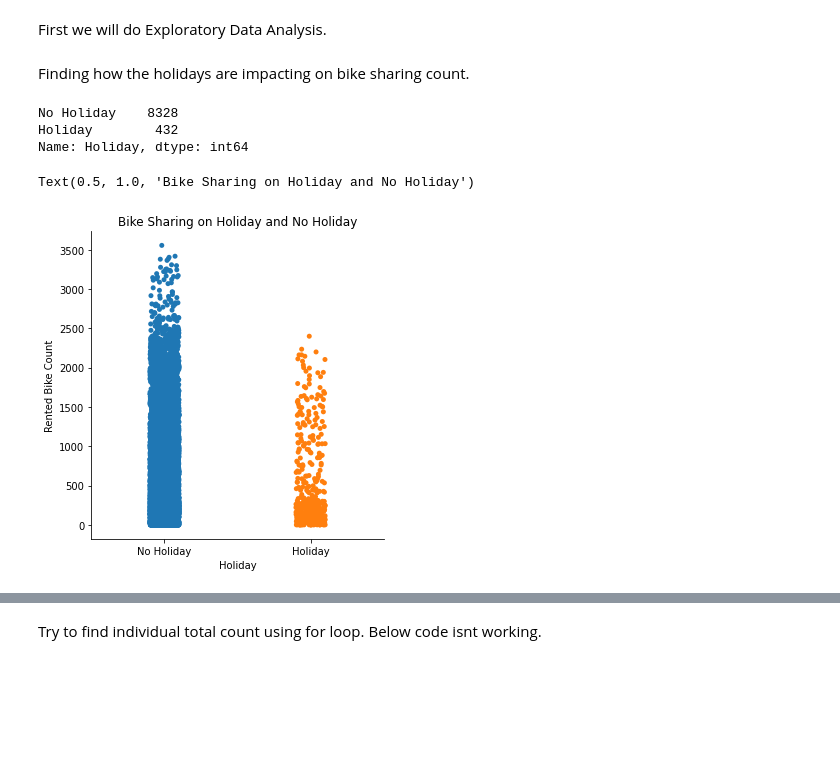
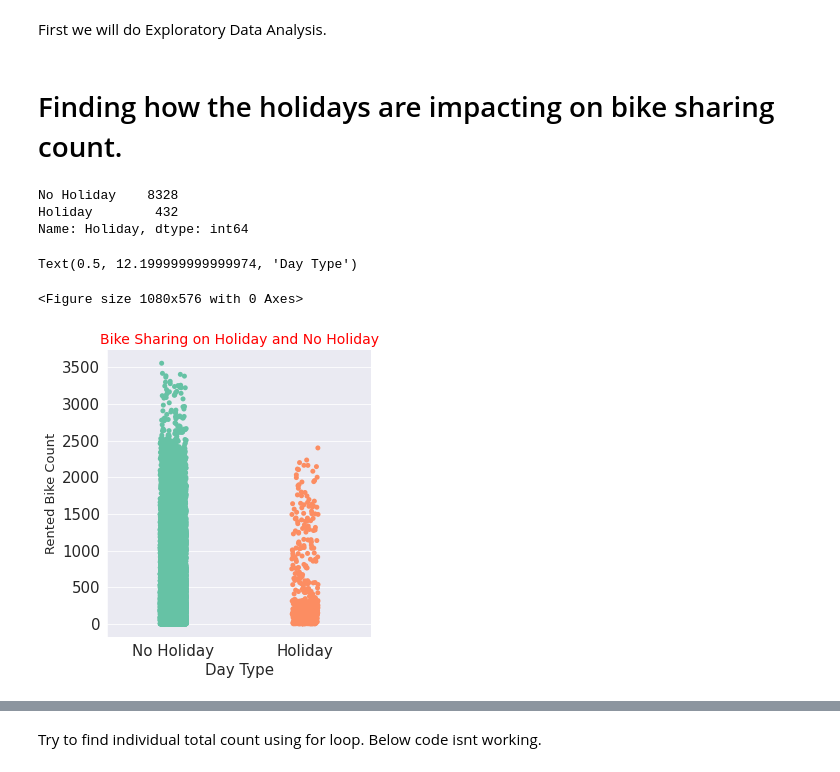
Before and after one commit to GoPlusUltra/Bike-Sharing-Prediction-Model, a Jupyter notebook: Copy_of_Bike_Sharing_Demand_Prediction_Capstone_Project.ipynb, the cells around one changed output, grey strips where cells are left out. Drawn from its saved outputs; the diff is of its cells as text; code cells hidden in the pictures; blank space fills up the shorter version.

Commit message:
EDA on data completed

```diff
--- a/Copy_of_Bike_Sharing_Demand_Prediction_Capstone_Project.ipynb
+++ b/Copy_of_Bike_Sharing_Demand_Prediction_Capstone_Project.ipynb
@@ -115,17 +126,22 @@ We are cool as we dont have any null values. We are ready to go on quest then..
 # %% [markdown]
 First we will do Exploratory Data Analysis.
 # %% [markdown]
-Finding how the holidays are impacting on bike sharing count.
+# Finding how the holidays are impacting on bike sharing count.
 # %%
 df.Holiday.value_counts()
 # %% [output]
 No Holiday    8328
 Holiday        432
 Name: Holiday, dtype: int64
+# %%
+sns.set_style('darkgrid')
 # %%
-sns.catplot(x='Holiday',y='Rented Bike Count',data=df)
-
-plt.title('Bike Sharing on Holiday and No Holiday')
+plt.figure(figsize=(15,8))
+sns.catplot(x='Holiday',y='Rented Bike Count',data=df,palette='Set2')
+plt.title('Bike Sharing on Holiday and No Holiday',color='r',fontsize=14)
+plt.ylabel('Rented Bike Count', fontsize=13)
+plt.xlabel('Day Type',fontsize=15)
 # %% [output]
-Text(0.5, 1.0, 'Bike Sharing on Holiday and No Holiday')
+Text(0.5, 12.199999999999974, 'Day Type')
+<Figure size 1080x576 with 0 Axes>
-[figure, old version]
+[figure, new version]
```
Also changed, not shown: parts of 48 cells of this notebook.
